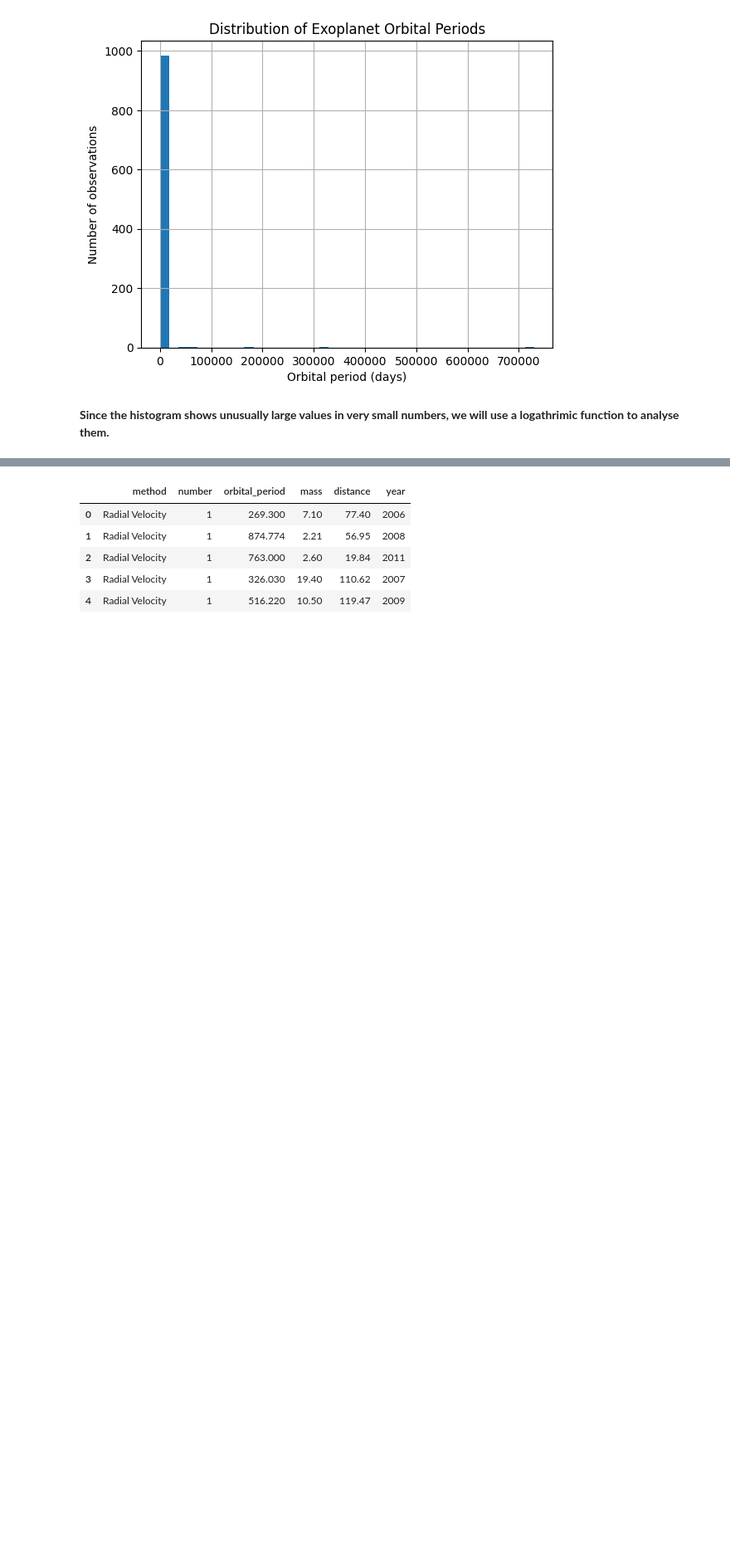
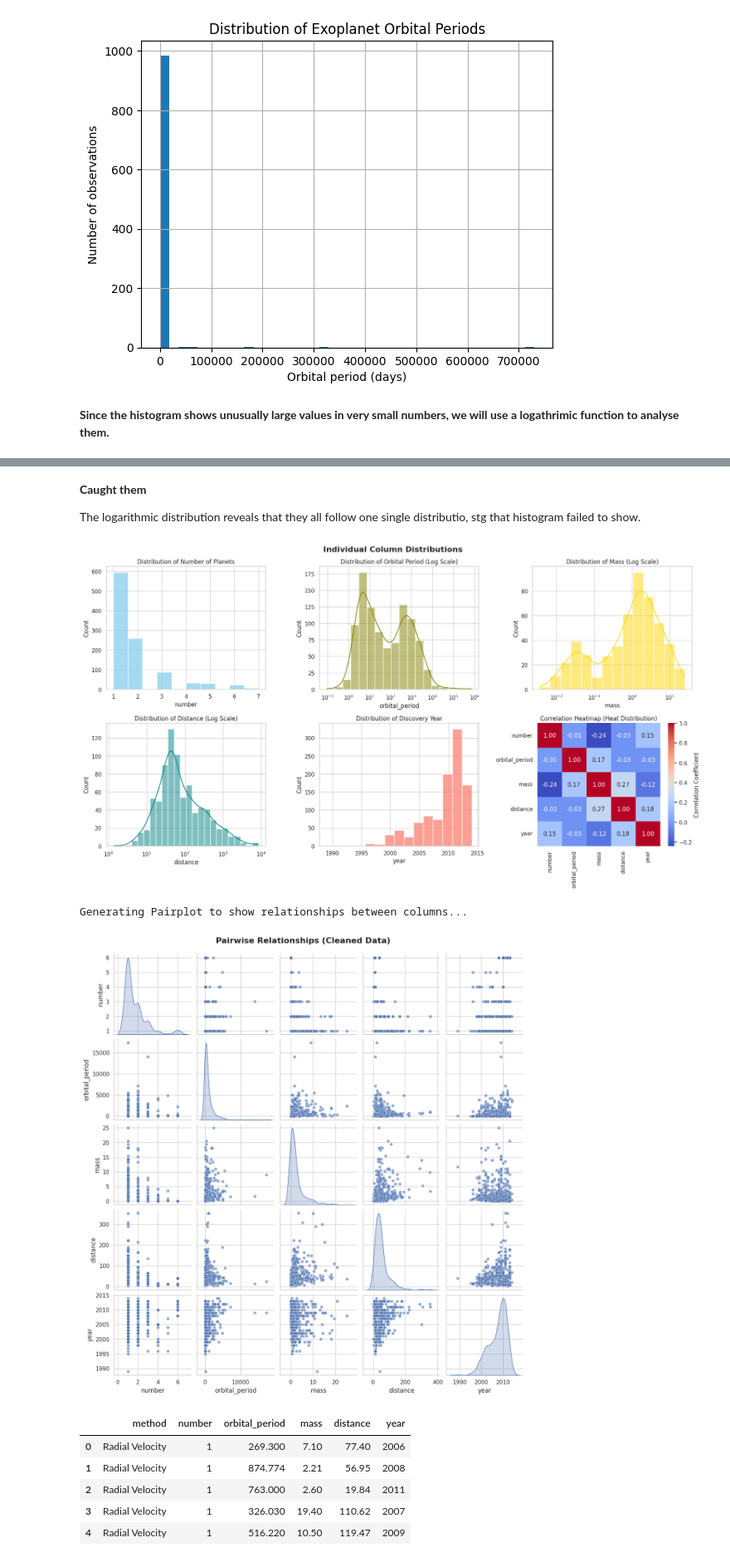
Before and after one commit to aashish7542/ai-learning, a Jupyter notebook: phase-0-foundations/python/phase 0.3.ipynb, the cells around one changed output, grey strips where cells are left out. Shown at 83% size. Saved outputs shown, nothing was run; the diff lists cells and outputs as text; code cells hidden in the pictures; blank space fills up the shorter version.

```diff
--- a/phase-0-foundations/python/phase 0.3.ipynb
+++ b/phase-0-foundations/python/phase 0.3.ipynb
@@ -161,3 +172,60 @@ plt.show()
+# %% [markdown]
+**Caught them**
+
+The logarithmic distribution reveals that they all follow one single distributio, stg that histogram failed to show.
+# %%
+import matplotlib.pyplot as plt
+import seaborn as sns
+import numpy as np
+
+# Set the style
+sns.set_theme(style="whitegrid")
+
+# 1. Select numeric columns for distribution and correlation
+num_cols = ["number", "orbital_period", "mass", "distance", "year"]
+
+# We'll use a log scale for skewed columns in the individual plots to make them readable
+fig, axes = plt.subplots(2, 3, figsize=(18, 10))
+fig.suptitle("Individual Column Distributions", fontsize=16, fontweight='bold')
+
+# Plot Number
+sns.histplot(df["number"], kde=False, ax=axes[0, 0], color="skyblue", bins=10)
+axes[0, 0].set_title("Distribution of Number of Planets")
+
+# Plot Orbital Period (Log Scale)
+sns.histplot(df["orbital_period"].dropna(), kde=True, ax=axes[0, 1], color="olive", log_scale=True)
+axes[0, 1].set_title("Distribution of Orbital Period (Log Scale)")
+
+# Plot Mass (Log Scale)
+sns.histplot(df["mass"].dropna(), kde=True, ax=axes[0, 2], color="gold", log_scale=True)
+axes[0, 2].set_title("Distribution of Mass (Log Scale)")
+
+# Plot Distance (Log Scale)
+sns.histplot(df["distance"].dropna(), kde=True, ax=axes[1, 0], color="teal", log_scale=True)
+axes[1, 0].set_title("Distribution of Distance (Log Scale)")
+
+# Plot Year
+sns.histplot(df["year"], kde=False, ax=axes[1, 1], color="salmon", bins=15)
+axes[1, 1].set_title("Distribution of Discovery Year")
+
+# 2. Heat distribution (Correlation Heatmap) in the last subplot
+corr_matrix = df[num_cols].corr()
+sns.heatmap(corr_matrix, annot=True, cmap="coolwarm", fmt=".2f", square=True, ax=axes[1, 2], cbar_kws={'label': 'Correlation Coefficient'})
+axes[1, 2].set_title("Correlation Heatmap (Heat Distribution)")
+
+plt.tight_layout()
+plt.show()
+
+# 3. Distributions of their relations (Pairplot)
+print("Generating Pairplot to show relationships between columns...")
+# Use a subset of columns and drop NaNs for pairplot visualization
+relation_plot = sns.pairplot(df[num_cols].dropna(), diag_kind="kde", plot_kws={'alpha': 0.6})
+relation_plot.fig.suptitle("Pairwise Relationships (Cleaned Data)", y=1.02, fontsize=16, fontweight='bold')
+plt.show()
+# %% [output]
+[figure, added]
+Generating Pairplot to show relationships between columns...
+[figure, added]
 # %%
 df.head()
 # %% [output]
```
Also changed, not shown: parts of 16 cells of this notebook.
